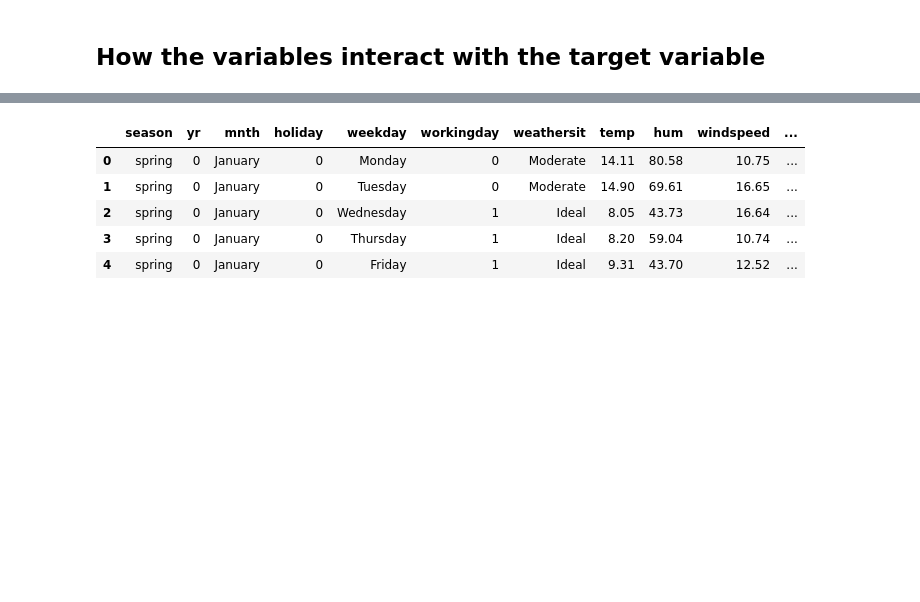
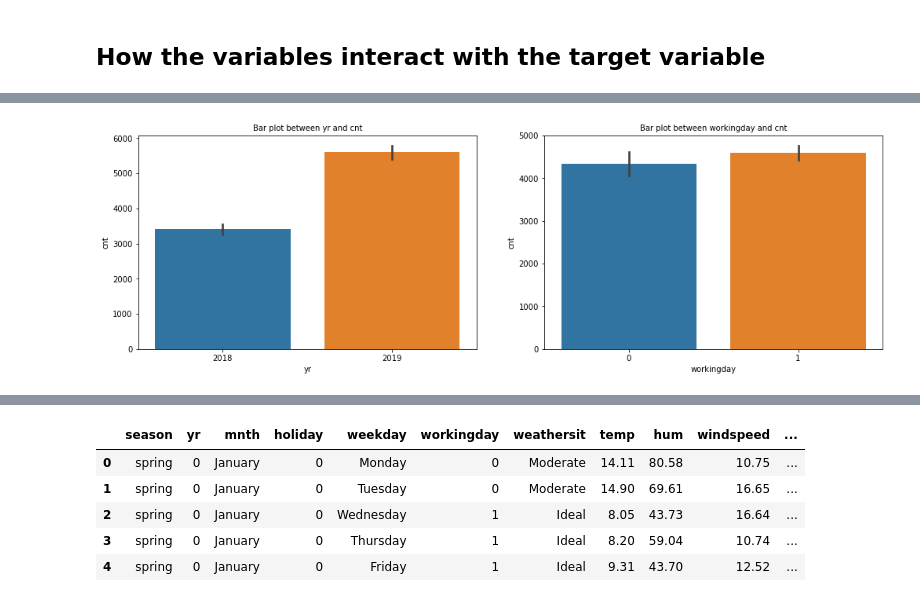
Before and after one commit to basil-16/BikeSharingAssignment, a Jupyter notebook: BikeSharing.ipynb, the cells around one changed output, grey strips where cells are left out. Saved outputs shown, nothing was run; the diff lists cells and outputs as text; code cells hidden in the pictures; blank space fills up the shorter version.

```diff
--- a/BikeSharing.ipynb
+++ b/BikeSharing.ipynb
@@ -268,0 +327,11 @@ sns.
+# %%
+x = "yr"
+y = "cnt"
+plt.subplot(121)
+plots(x = x, y = y, bar_plot = True)
+plt.xticks(ticks = [0, 1], labels = ["2018", "2019"])
+x = "workingday"
+plt.subplot(122)
+plots(x = x, y = y, bar_plot = True)
+# %% [output]
+[figure, added]
```
Also changed, not shown: parts of 8 cells of this notebook.
